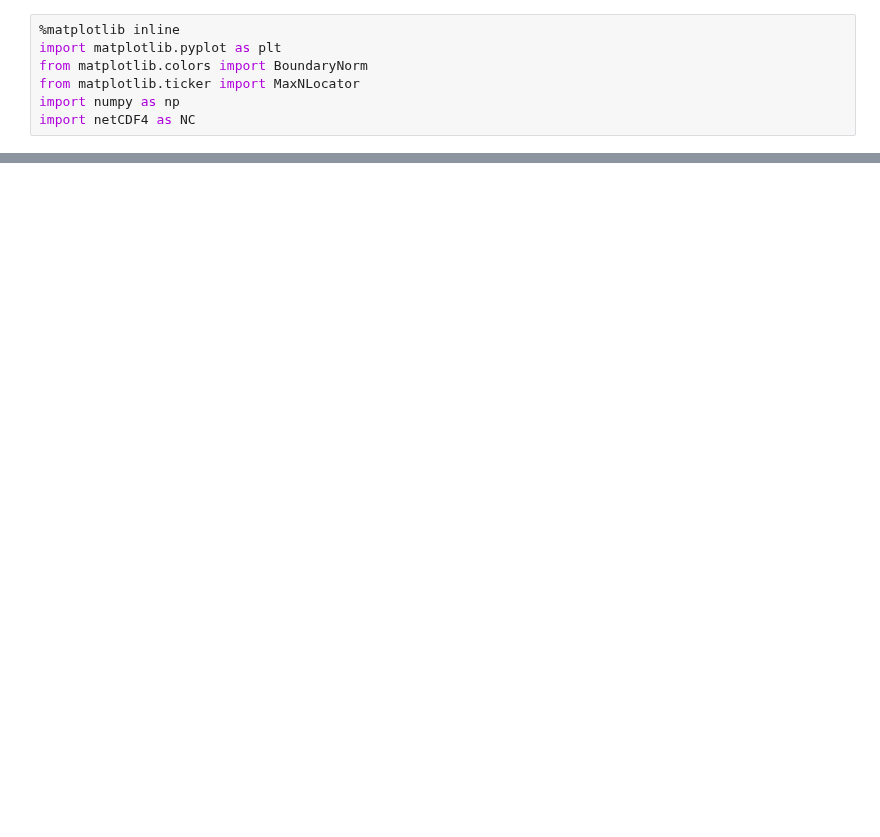
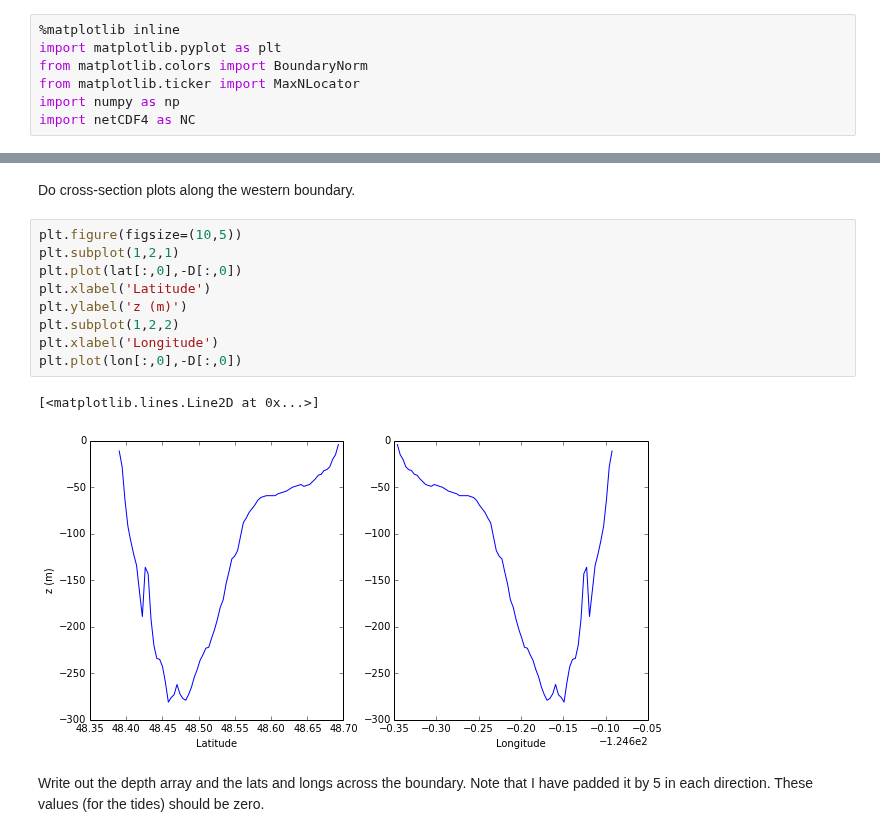
Before and after one commit to SalishSeaCast/tools, a Jupyter notebook: I_ForcingFiles/Open Boundary.ipynb, the cells around one changed output, grey strips where cells are left out. Cells and saved outputs as stored; diff of their text form; blank space fills up the shorter version.

```diff
--- a/I_ForcingFiles/Open Boundary.ipynb
+++ b/I_ForcingFiles/Open Boundary.ipynb
@@ -117,0 +43,16 @@ print D.max()
+# %% [markdown]
+Do cross-section plots along the western boundary.
+# %%
+plt.figure(figsize=(10,5))
+plt.subplot(1,2,1)
+plt.plot(lat[:,0],-D[:,0])
+plt.xlabel('Latitude')
+plt.ylabel('z (m)')
+plt.subplot(1,2,2)
+plt.xlabel('Longitude')
+plt.plot(lon[:,0],-D[:,0])
+# %% [output]
+[<matplotlib.lines.Line2D at 0x...>]
+[figure, added]
+# %% [markdown]
+Write out the depth array and the lats and longs across the boundary.  Note that I have padded it by 5 in each direction.  These values (for the tides) should be zero.
```
Also changed, not shown: parts of 17 cells of this notebook.
